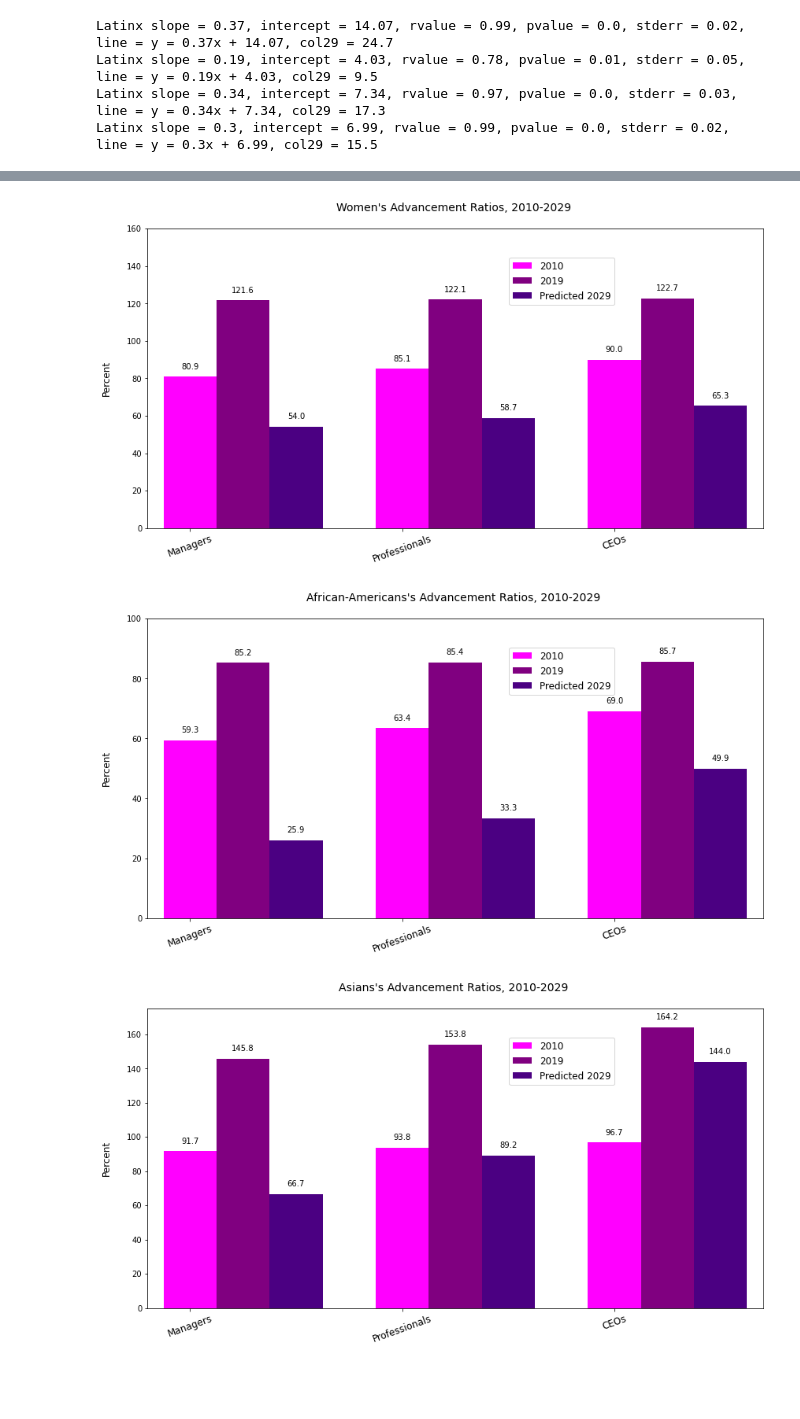
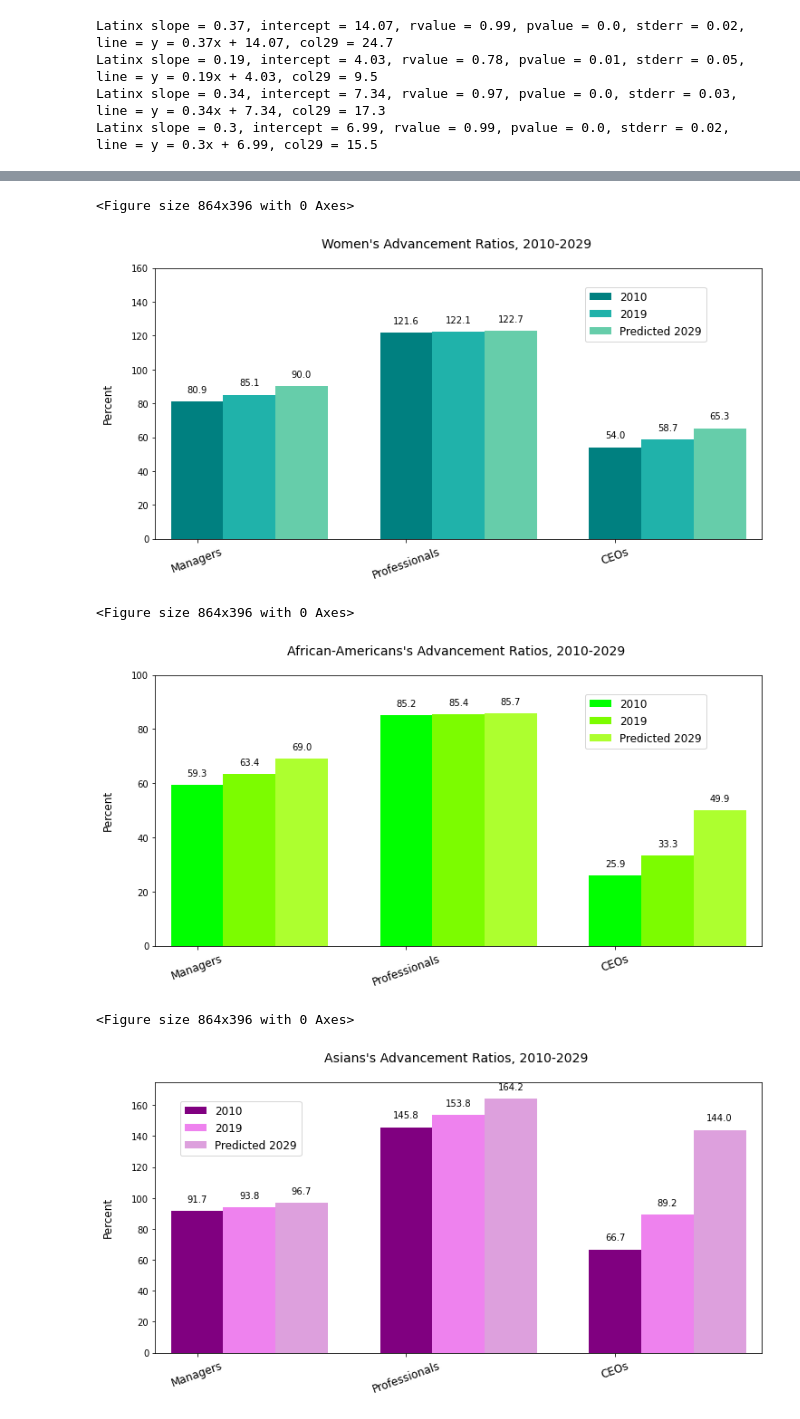
Before and after one commit to mfineman/Race-Gender-Analysis, a Jupyter notebook: BLS_Project_MRF.ipynb, the cells around one changed output, grey strips where cells are left out. Drawn from its saved outputs; the diff is of its cells as text; code cells hidden in the pictures; blank space fills up the shorter version.

```diff
--- a/BLS_Project_MRF.ipynb
+++ b/BLS_Project_MRF.ipynb
@@ -671,12 +691,12 @@ ratio2019_df.iloc[5,3] = (advratio_ceos_2019[5]*100).round(1)
 demographics = ["Men","Women","White","African-Americans","Asians","Latinx"]
 
 X = np.arange(3)
-plt.figure(figsize=(15,9))
+plt.figure(figsize=(12,5.5))
 tick_locations = [value for value in X]
 plt.xticks(tick_locations, ["Managers","Professionals","CEOs"],fontsize=12)
 
 plt.bar(X, ratio2019_df.iloc[4,1:4], color = colors[0], width = 0.13, align="center")
-for x,y in zip(X,ratio2019_df.iloc[4,1:4]):
+for x,y in zip(X-0.05,ratio2019_df.iloc[4,1:4]):
     label = "{:.1f}".format(y)
     plt.annotate(label,
                  (x,y),
@@ -831,12 +864,12 @@ ratio2029_df.iloc[5,3] = (advratio_ceos_2029[5]*100).round(1)
 demographics = ["Men","Women","White","African-Americans","Asians","Latinx"]
 
 X = np.arange(3)
-plt.figure(figsize=(15,9))
+plt.figure(figsize=(12,5.5))
 tick_locations = [value for value in X]
 plt.xticks(tick_locations, ["Managers","Professionals","CEOs"],fontsize=12)
 
 plt.bar(X, ratio2029_df.iloc[4,1:4], color = colors[0], width = 0.13, align="center")
-for x,y in zip(X,ratio2029_df.iloc[4,1:4]):
+for x,y in zip(X-0.05,ratio2029_df.iloc[4,1:4]):
     label = "{:.1f}".format(y)
     plt.annotate(label,
                  (x,y),
@@ -910,15 +943,16 @@ ratio2010_df.head()
 # %%
 # advancement ratios by demographic
 years = ["2010","2019","Predicted 2029"]
+c = [["teal","lightseagreen","mediumaquamarine"],["lime","lawngreen","greenyellow"],["purple","violet","plum"],["grey","silver","lightgrey"]]
 
-def ratios_by_group(row,group,ylim):
-
+def ratios_by_group(row,group,ylim,color_list,bbox):
+    plt.figure(figsize=(12,5.5))
     X = np.arange(3)
-    y=[ratio2010_df.iloc[row,1],ratio2019_df.iloc[row,1],ratio2029_df.iloc[row,1]]
-    plt.figure(figsize=(14,7))
+    y=[ratio2010_df.iloc[row,1],ratio2010_df.iloc[row,2],ratio2010_df.iloc[row,3]]
+    plt.figure(figsize=(12,5.5))
     tick_locations = [value for value in X]
     plt.xticks(tick_locations, ["Managers","Professionals","CEOs"],fontsize=12)
-    plt.bar(X + 0.00, y,color=colors[0],width = 0.25, align="center")
+    plt.bar(X + 0.00, y,color=c[color_list][0],width = 0.25, align="center")
     for x,y in zip(X + 0.00,y):
         label = "{:.1f}".format(y)
         plt.annotate(label,
@@ -928,8 +962,8 @@ def ratios_by_group(row,group,ylim):
                      ha='center')
 
 
-    y2=[ratio2010_df.iloc[row,2],ratio2019_df.iloc[row,2],ratio2029_df.iloc[row,2]]
-    plt.bar(X + 0.25, y2,color=colors[3], width = 0.25,align="center")
+    y2=[ratio2019_df.iloc[row,1],ratio2019_df.iloc[row,2],ratio2019_df.iloc[row,3]]
+    plt.bar(X + 0.25, y2,color=c[color_list][1], width = 0.25,align="center")
     for x,y in zip(X + 0.25,y2):
         label = "{:.1f}".format(y)
         plt.annotate(label,
@@ -938,8 +972,8 @@ def ratios_by_group(row,group,ylim):
                      xytext=(0,10),
                      ha='center')
 
-    y3=[ratio2010_df.iloc[row,3],ratio2019_df.iloc[row,3],ratio2029_df.iloc[row,3]]
-    plt.bar(X + 0.50, y3,color=colors[5], width = 0.25,align="center")
+    y3=[ratio2029_df.iloc[row,1],ratio2029_df.iloc[row,2],ratio2029_df.iloc[row,3]]
+    plt.bar(X + 0.50, y3,color=c[color_list][2], width = 0.25,align="center")
     for x,y in zip(X + 0.50,y3):
         label = "{:.1f}".format(y)
         plt.annotate(label,
@@ -949,7 +983,7 @@ def ratios_by_group(row,group,ylim):
                      ha='center')
 
     plt.title(f"{group}'s Advancement Ratios, 2010-2029 \n",fontsize=14)
-    plt.legend(years, bbox_to_anchor=(.58, .92),fontsize=12)
+    plt.legend(years, bbox_to_anchor=bbox,fontsize=12)
     plt.ylabel("Percent\n",fontsize=12)
     plt.xticks(rotation = 20)
     plt.ylim(0,ylim)
@@ -957,11 +991,14 @@ def ratios_by_group(row,group,ylim):
 
     plt.savefig(f"templates/Images/{group}_ratios_2010-2029.png")
 # %%
-ratios_by_group(0,'Women',160)
-ratios_by_group(1,'African-Americans',100)
-ratios_by_group(2,'Asians',175)
-ratios_by_group(3,'Latinx',100)
+ratios_by_group(0,'Women',160,0,(.7,.95))
+ratios_by_group(1,'African-Americans',100,1,(.7,.95))
+ratios_by_group(2,'Asians',175,2, (.25,.95))
+ratios_by_group(3,'Latinx',100,3,(.9,.95))
 # %% [output]
+<Figure size 864x396 with 0 Axes>
-[figure, old version]
+[figure, new version]
+<Figure size 864x396 with 0 Axes>
-[figure, old version]
+[figure, new version]
+<Figure size 864x396 with 0 Axes>
-[figure, old version]
+[figure, new version]
```
Also changed, not shown: parts of 41 cells of this notebook, 42 other files.
